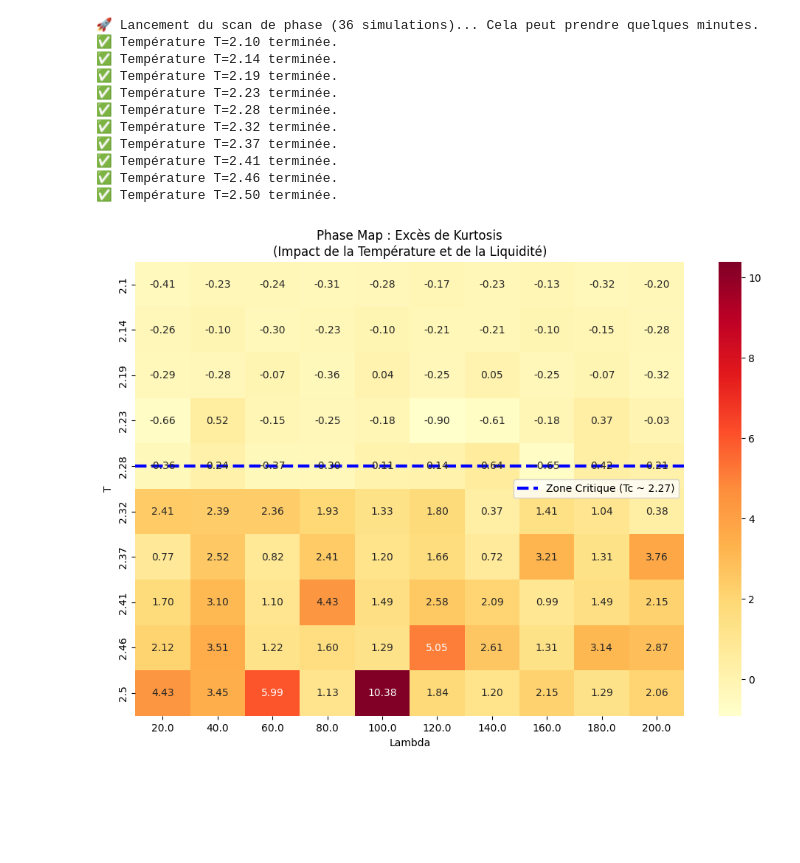
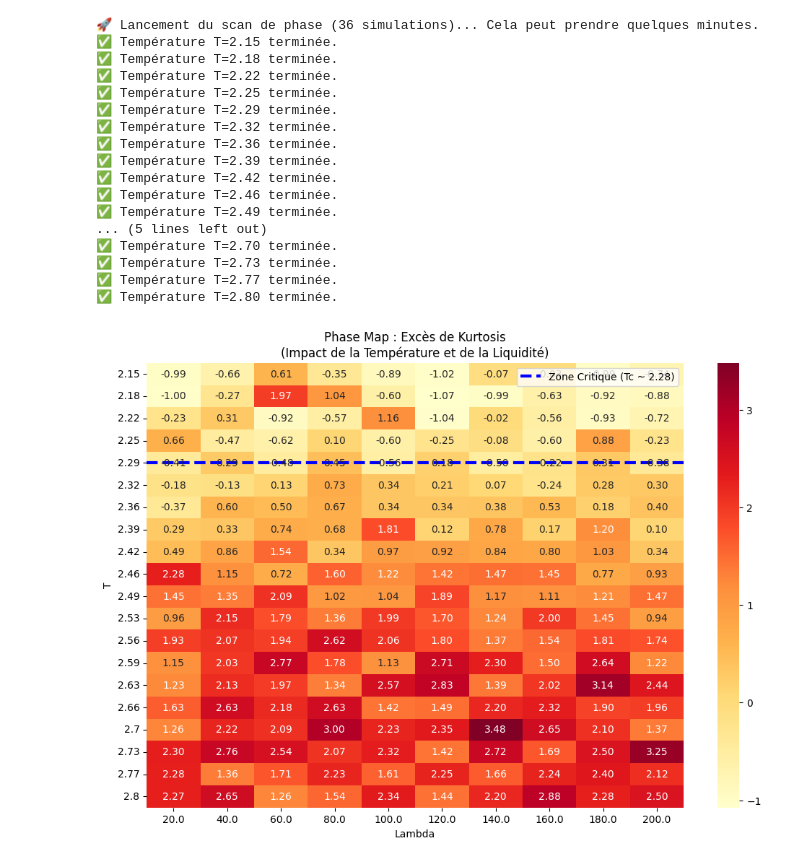
Before and after one commit to JulesPH-EPFL/Ising-Market-Dynamics, a Jupyter notebook: notebooks/analyse.ipynb, the cells around one changed output. Cells and saved outputs as stored; diff of their text form; code cells hidden in the pictures; blank space fills up the shorter version.

```diff
--- a/notebooks/analyse.ipynb
+++ b/notebooks/analyse.ipynb
@@ -23,24 +22,35 @@ The autoreload extension is already loaded. To reload it, use:
 # %%
 list_T = np.linspace(2.26, 2.3, 100)
 dict_results = {}
+counts = 5
+N_agents = 1000
 
 for T in list_T:
-    sim = MarketSimulator(
-        N=1000,
-        T=T,
-        J=1.0,
-        h=0.0,
-        Delta_t=8000,
-        P_0=100,
-        lambd_0=100
-    )
+    susceptibilities_for_T = []
 
-    filename = sim.run()
+    for _ in range(counts):
+        sim = MarketSimulator(
+            N=N_agents,
+            T=T,
+            J=1.0,
+            h_0=0.0,
+            Delta_t=1000,
+            P_0=100,
+            lambd_0=100
+        )
 
-    analyzer = MarketMetrics(filename)
-    susceptibility = analyzer.calculate_susceptibility(1000, T)
-    dict_results[f"{T}"] = susceptibility
+        filename = sim.run()
+        analyzer = MarketMetrics(filename)
+        susceptibility = analyzer.calculate_susceptibility(N_agents, T)
 
+        susceptibilities_for_T.append(susceptibility)
 
+    # Calcul de la moyenne sur les 5 simulations indépendantes
+    mean_susceptibility = np.mean(susceptibilities_for_T)
+
+    # Stockage dans le dictionnaire pour le tracé de la courbe
+    dict_results[f"{T:.4f}"] = mean_susceptibility
+
+# Tracé final avec la susceptibilité moyennée (courbe beaucoup plus lisse)
 T_c = plot_susceptibility_curve(dict_results)
 # %% [output]
@@ -54,7 +64,7 @@ sim = MarketSimulator(
     N=N,          # Taille du réseau (50x50)
     T=T,        # Température (proche du point critique)
     J=1.0,         # Interaction
-    h=0.0,         # Champ externe
+    h_0=0.0,         # Champ externe
     Delta_t=20000,  # Nombre de pas de temps
     P_0=100,       # Prix initial
     lambd_0=100      # Liquidité
@@ -116,7 +126,7 @@ Susceptibility : 25.878261999168295
 # %%
 # 1. Paramétrage des plages de test
 # On se focalise autour de ton Tc critique pour voir la transition
-temp_range = np.linspace(2.1, 2.5, 10)
+temp_range = np.linspace(2.15, 2.8, 20)
 # On teste de très liquide (200) à peu liquide (20)
 lambda_range = np.linspace(20, 200, 10)
 
@@ -135,7 +145,7 @@ for i, T in enumerate(temp_range):
             N=1000,
             T=T,
             J=1.0,
-            h=0.0,
+            h_0=0.0,
             Delta_t=8000,
             P_0=100,
             lambd_0=L
@@ -147,7 +157,7 @@ for i, T in enumerate(temp_range):
         # On analyse directement le DataFrame en mémoire (plus rapide que lire/écrire des fichiers)
         df = pd.read_parquet(filename)
         analyzer = MarketMetrics(df)
-        stats = analyzer.analyze_returns(burn_in=1000)
+        stats = analyzer.analyze_returns()
 
         # On stocke le Kurtosis
         current_kurt = stats["Excès de Kurtosis"]
@@ -164,42 +174,48 @@ for i, T in enumerate(temp_range):
 plt.figure(figsize=(12, 8))
 
 # On prépare les données
 df_heatmap = pd.DataFrame(
     kurt_matrix,
     index=np.round(temp_range, 2),
     columns=np.round(lambda_range, 0)
 )
 
 # On trace la heatmap
 sns.heatmap(df_heatmap, annot=True, fmt=".2f", cmap="YlOrRd")
 
 # --- CORRECTION DE LA LIGNE BLEUE ---
 # On cherche l'indice de la température la plus proche de 2.27
 tc_theorique = T_c
 # On trouve quelle ligne (0, 1, 2...) correspond au T le plus proche
 idx_proche = np.argmin(np.abs(temp_range - tc_theorique))
 
 # On ajoute la ligne (0.5 permet de centrer la ligne sur la case)
 plt.axhline(y=idx_proche + 0.5, color='blue', linestyle='--', linewidth=3,
             label=f'Zone Critique (Tc ~ {T_c:.2f})')
 plt.xlabel('Lambda')
 plt.ylabel('T')
 plt.title("Phase Map : Excès de Kurtosis\n(Impact de la Température et de la Liquidité)")
 plt.legend()
 plt.show()
 # %% [output]
 🚀 Lancement du scan de phase (36 simulations)... Cela peut prendre quelques minutes.
-✅ Température T=2.10 terminée.
-✅ Température T=2.14 terminée.
-✅ Température T=2.19 terminée.
-✅ Température T=2.23 terminée.
-✅ Température T=2.28 terminée.
+✅ Température T=2.15 terminée.
+✅ Température T=2.18 terminée.
+✅ Température T=2.22 terminée.
+✅ Température T=2.25 terminée.
+✅ Température T=2.29 terminée.
 ✅ Température T=2.32 terminée.
-✅ Température T=2.37 terminée.
-✅ Température T=2.41 terminée.
+✅ Température T=2.36 terminée.
+✅ Température T=2.39 terminée.
+✅ Température T=2.42 terminée.
 ✅ Température T=2.46 terminée.
-✅ Température T=2.50 terminée.
+✅ Température T=2.49 terminée.
+... (5 lines left out)
+✅ Température T=2.70 terminée.
+✅ Température T=2.73 terminée.
+✅ Température T=2.77 terminée.
+✅ Température T=2.80 terminée.
-[figure, old version]
+[figure, new version]
 # %%
 ticker = "BTC-USD"#"^GSPC" # S&P 500 (ou "BTC-USD" pour le Bitcoin)
 data = yf.download(ticker, start="2019-01-01", end="2024-01-01")
```
Also changed, not shown: parts of 7 cells of this notebook, 4 other files.
